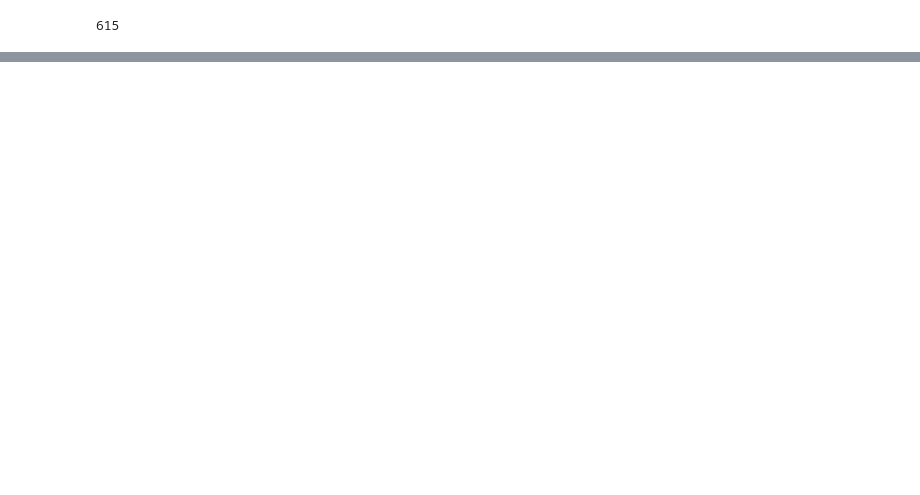
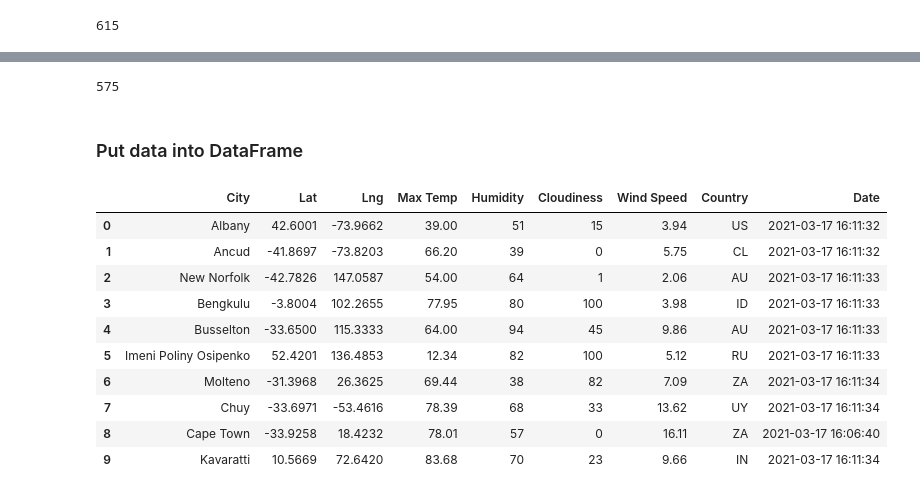
Before and after one commit to Khawlasidaoui/World_Weather_Analysis, a Jupyter notebook: WeatherPy.ipynb, the cells around one changed output, grey strips where cells are left out. Drawn from its saved outputs; the diff is of its cells as text; code cells hidden in the pictures; blank space fills up the shorter version.

```diff
--- a/WeatherPy.ipynb
+++ b/WeatherPy.ipynb
@@ -54,0 +197,21 @@ len(cities)
+# %%
+len(city_data)
+# %% [output]
+575
+# %% [markdown]
+### Put data into DataFrame
+# %%
+city_data_df=pd.DataFrame(city_data)
+city_data_df.head(10)
+# %% [output]
+|  | City | Lat | Lng | Max Temp | Humidity | Cloudiness | Wind Speed | Country | Date |
+| 0 | Albany | 42.6001 | -73.9662 | 39.00 | 51 | 15 | 3.94 | US | 2021-03-17 16:11:32 |
+| 1 | Ancud | -41.8697 | -73.8203 | 66.20 | 39 | 0 | 5.75 | CL | 2021-03-17 16:11:32 |
+| 2 | New Norfolk | -42.7826 | 147.0587 | 54.00 | 64 | 1 | 2.06 | AU | 2021-03-17 16:11:33 |
+| 3 | Bengkulu | -3.8004 | 102.2655 | 77.95 | 80 | 100 | 3.98 | ID | 2021-03-17 16:11:33 |
+| 4 | Busselton | -33.6500 | 115.3333 | 64.00 | 94 | 45 | 9.86 | AU | 2021-03-17 16:11:33 |
+| 5 | Imeni Poliny Osipenko | 52.4201 | 136.4853 | 12.34 | 82 | 100 | 5.12 | RU | 2021-03-17 16:11:33 |
+| 6 | Molteno | -31.3968 | 26.3625 | 69.44 | 38 | 82 | 7.09 | ZA | 2021-03-17 16:11:34 |
+| 7 | Chuy | -33.6971 | -53.4616 | 78.39 | 68 | 33 | 13.62 | UY | 2021-03-17 16:11:34 |
+| 8 | Cape Town | -33.9258 | 18.4232 | 78.01 | 57 | 0 | 16.11 | ZA | 2021-03-17 16:06:40 |
+| 9 | Kavaratti | 10.5669 | 72.6420 | 83.68 | 70 | 23 | 9.66 | IN | 2021-03-17 16:11:34 |
```
Also changed, not shown: parts of 10 cells of this notebook, 3 other files.
